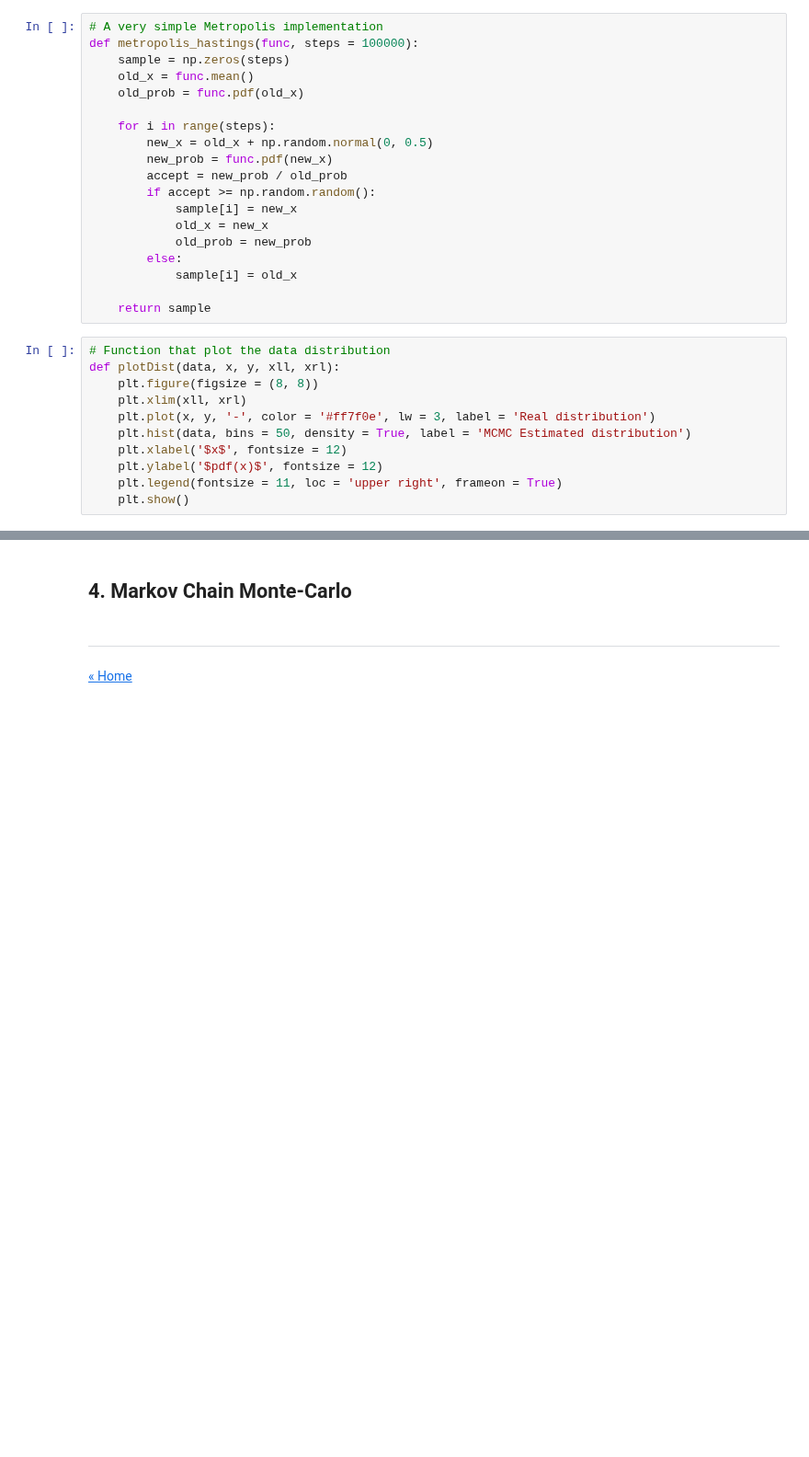
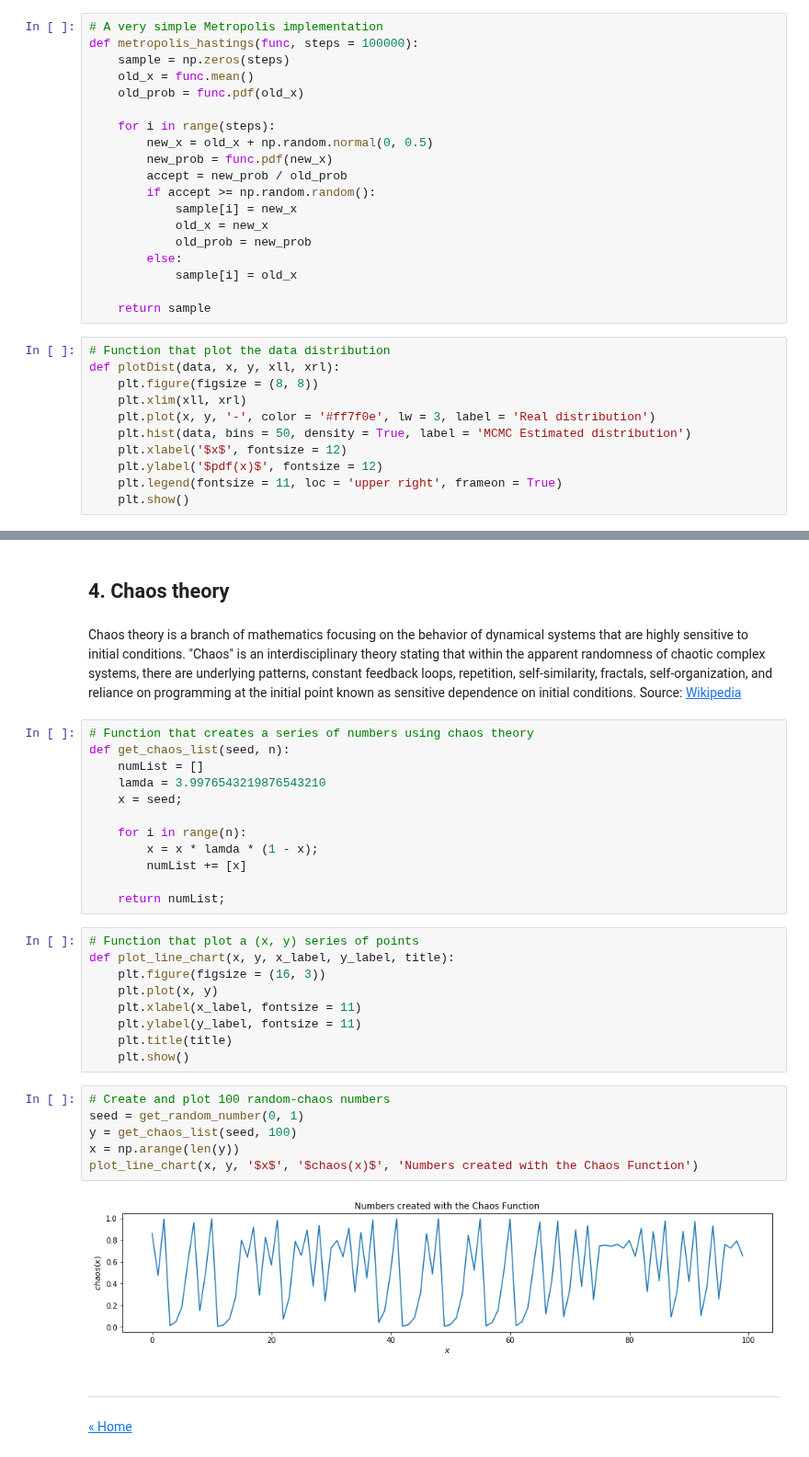
Before and after one commit to ansegura7/Algorithms, a Jupyter notebook: monte-carlo-simulation/MonteCarloSimulation.ipynb, the cells around one changed output, grey strips where cells are left out. Shown at 92% size. Cells and saved outputs as stored; diff of their text form; blank space fills up the shorter version.

Commit message:
Monte-Carlo Simulation
Add Chaos Theory example.

```diff
--- a/monte-carlo-simulation/MonteCarloSimulation.ipynb
+++ b/monte-carlo-simulation/MonteCarloSimulation.ipynb
@@ -209,5 +209,37 @@ plotDist(samples, x, y, 0, 1)
-# %% [markdown]
-## 4. Markov Chain Monte-Carlo
+# %% [markdown]
+## 4. Chaos theory
+# %% [markdown]
+Chaos theory is a branch of mathematics focusing on the behavior of dynamical systems that are highly sensitive to initial conditions. "Chaos" is an interdisciplinary theory stating that within the apparent randomness of chaotic complex systems, there are underlying patterns, constant feedback loops, repetition, self-similarity, fractals, self-organization, and reliance on programming at the initial point known as sensitive dependence on initial conditions.
+Source: <a href="https://en.wikipedia.org/wiki/Chaos_theory">Wikipedia</a>
+# %%
+# Function that creates a series of numbers using chaos theory
+def get_chaos_list(seed, n):
+    numList = []
+    lamda = 3.9976543219876543210
+    x = seed;
+
+    for i in range(n):
+        x = x * lamda * (1 - x);
+        numList += [x]
+
+    return numList;
+# %%
+# Function that plot a (x, y) series of points
+def plot_line_chart(x, y, x_label, y_label, title):
+    plt.figure(figsize = (16, 3))
+    plt.plot(x, y)
+    plt.xlabel(x_label, fontsize = 11)
+    plt.ylabel(y_label, fontsize = 11)
+    plt.title(title)
+    plt.show()
+# %%
+# Create and plot 100 random-chaos numbers
+seed = get_random_number(0, 1)
+y = get_chaos_list(seed, 100)
+x = np.arange(len(y))
+plot_line_chart(x, y, '$x$', '$chaos(x)$', 'Numbers created with the Chaos Function')
+# %% [output]
+[figure, added]
 # %% [markdown]
 <hr>
 <p><a href="https://ansegura7.github.io/Algorithms/">« Home</a></p>
```
Also changed, not shown: parts of 9 cells of this notebook, 2 other files.
